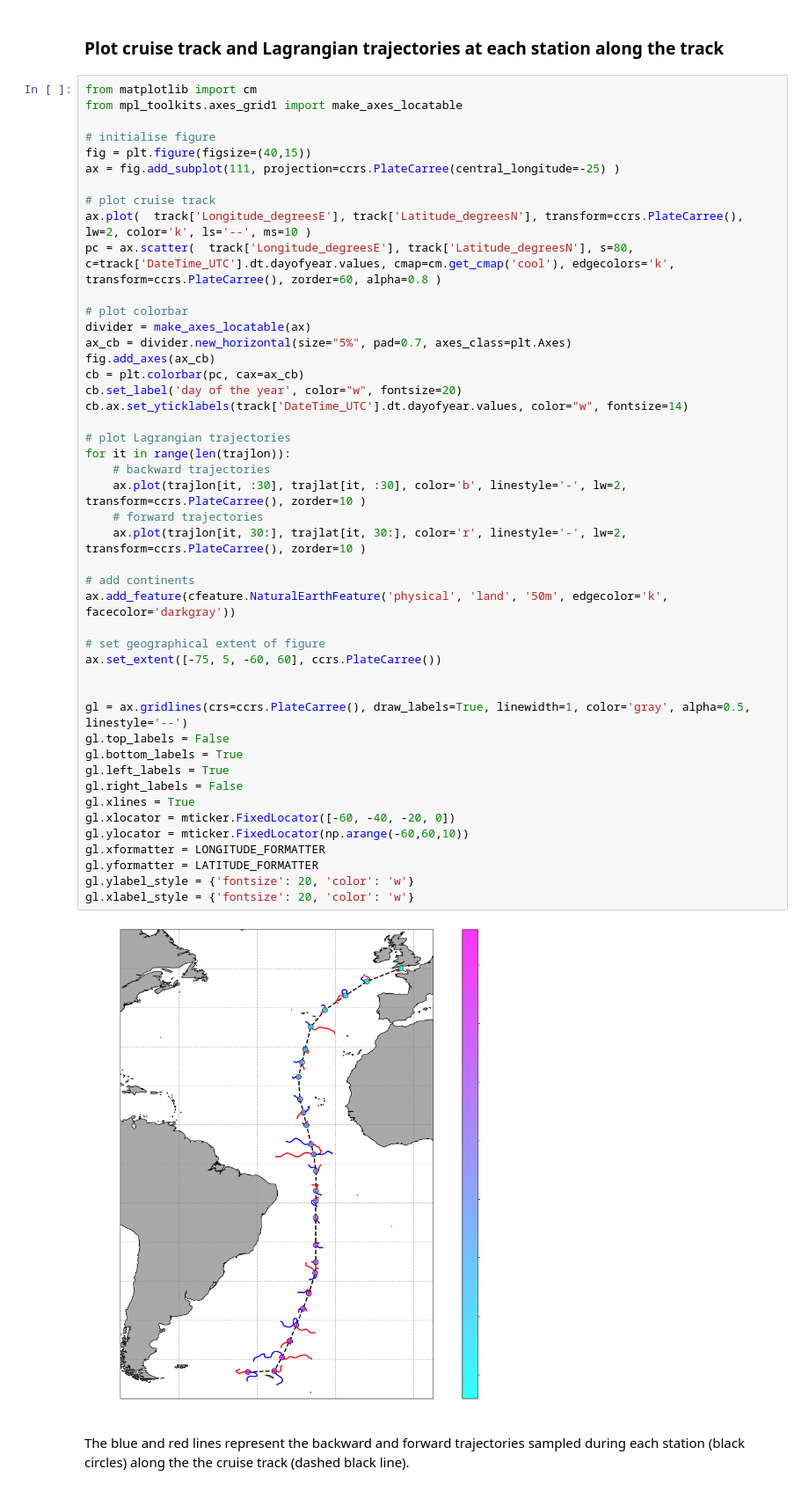
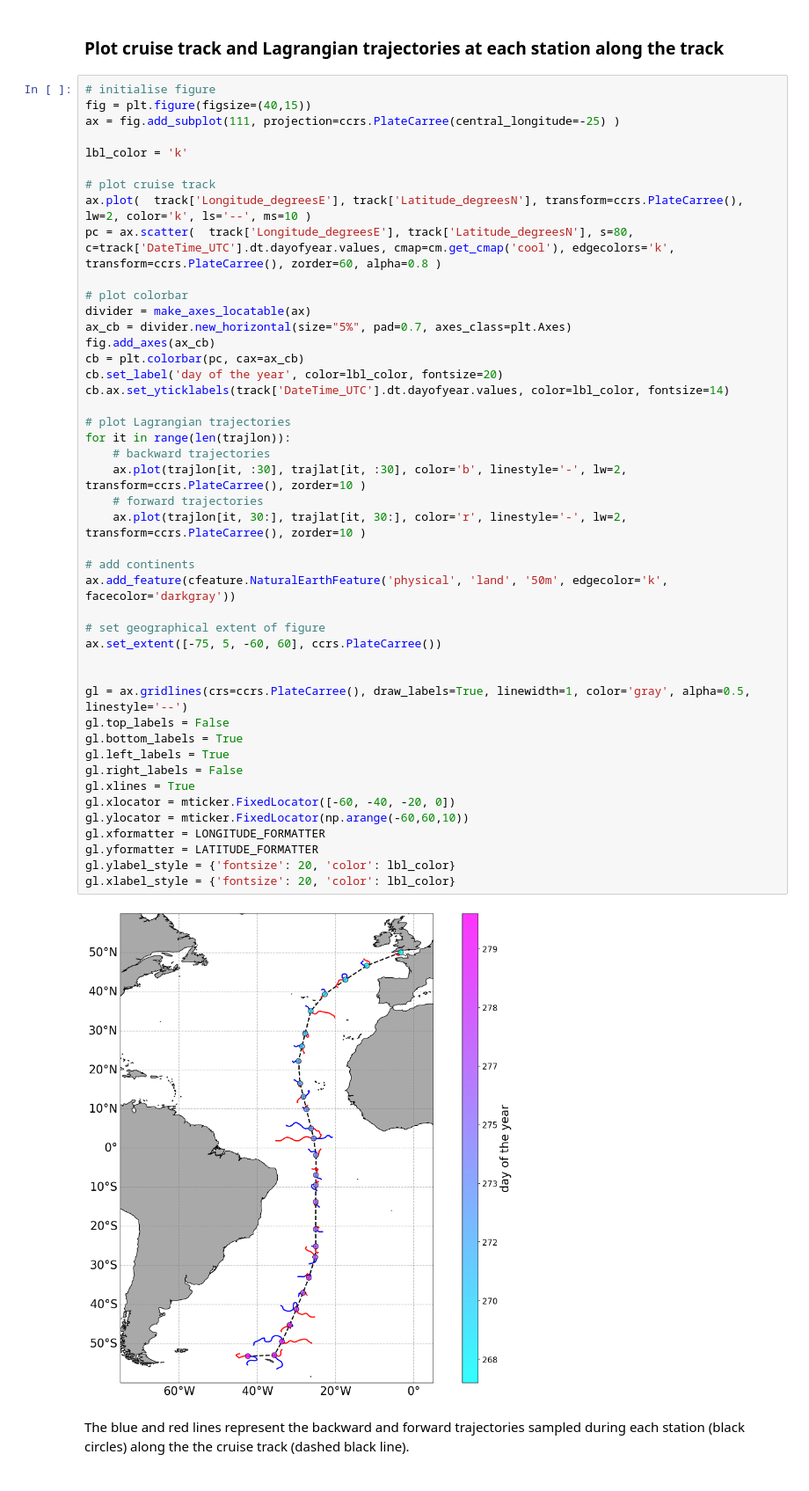
Before and after one commit to grgdll/OLTraj_examples, a Jupyter notebook: 1_Plot_traj/Source/OLTraj_eg_1.ipynb, the cells around one changed output. Shown at 88% size. Cells and saved outputs as stored; diff of their text form.

```diff
--- a/1_Plot_traj/Source/OLTraj_eg_1.ipynb
+++ b/1_Plot_traj/Source/OLTraj_eg_1.ipynb
@@ -91,12 +93,11 @@ Reading OLTraj file: http://dap.ceda.ac.uk/thredds/dodsC/neodc/oltraj/data/v2.2/
 # %% [markdown]
 ### Plot cruise track and Lagrangian trajectories at each station along the track
 # %%
-from matplotlib import cm
-from mpl_toolkits.axes_grid1 import make_axes_locatable
-
 # initialise figure
 fig = plt.figure(figsize=(40,15))
 ax = fig.add_subplot(111, projection=ccrs.PlateCarree(central_longitude=-25) )
+
+lbl_color = 'k'
 
 # plot cruise track
 ax.plot(  track['Longitude_degreesE'], track['Latitude_degreesN'], transform=ccrs.PlateCarree(), lw=2, color='k', ls='--', ms=10 )
@@ -106,37 +107,37 @@ pc = ax.scatter(  track['Longitude_degreesE'], track['Latitude_degreesN'], s=80,
 divider = make_axes_locatable(ax)
 ax_cb = divider.new_horizontal(size="5%", pad=0.7, axes_class=plt.Axes)
 fig.add_axes(ax_cb)
 cb = plt.colorbar(pc, cax=ax_cb)
-cb.set_label('day of the year', color="w", fontsize=20)
-cb.ax.set_yticklabels(track['DateTime_UTC'].dt.dayofyear.values, color="w", fontsize=14)
+cb.set_label('day of the year', color=lbl_color, fontsize=20)
+cb.ax.set_yticklabels(track['DateTime_UTC'].dt.dayofyear.values, color=lbl_color, fontsize=14)
 
 # plot Lagrangian trajectories
 for it in range(len(trajlon)):
     # backward trajectories
     ax.plot(trajlon[it, :30], trajlat[it, :30], color='b', linestyle='-', lw=2, transform=ccrs.PlateCarree(), zorder=10 )
     # forward trajectories
     ax.plot(trajlon[it, 30:], trajlat[it, 30:], color='r', linestyle='-', lw=2, transform=ccrs.PlateCarree(), zorder=10 )
 
 # add continents
 ax.add_feature(cfeature.NaturalEarthFeature('physical', 'land', '50m', edgecolor='k', facecolor='darkgray'))
 
 # set geographical extent of figure
 ax.set_extent([-75, 5, -60, 60], ccrs.PlateCarree())
 
 
 gl = ax.gridlines(crs=ccrs.PlateCarree(), draw_labels=True, linewidth=1, color='gray', alpha=0.5, linestyle='--')
 gl.top_labels = False
 gl.bottom_labels = True
 gl.left_labels = True
 gl.right_labels = False
 gl.xlines = True
 gl.xlocator = mticker.FixedLocator([-60, -40, -20, 0])
 gl.ylocator = mticker.FixedLocator(np.arange(-60,60,10))
 gl.xformatter = LONGITUDE_FORMATTER
 gl.yformatter = LATITUDE_FORMATTER
-gl.ylabel_style = {'fontsize': 20, 'color': 'w'}
-gl.xlabel_style = {'fontsize': 20, 'color': 'w'}
+gl.ylabel_style = {'fontsize': 20, 'color': lbl_color}
+gl.xlabel_style = {'fontsize': 20, 'color': lbl_color}
 # %% [output]
-[figure, old version]
+[figure, new version]
 # %% [markdown]
 The blue and red lines represent the backward and forward trajectories sampled during each station (black circles) along the the cruise track (dashed black line).
```
Also changed, not shown: parts of 1 cell of this notebook.
